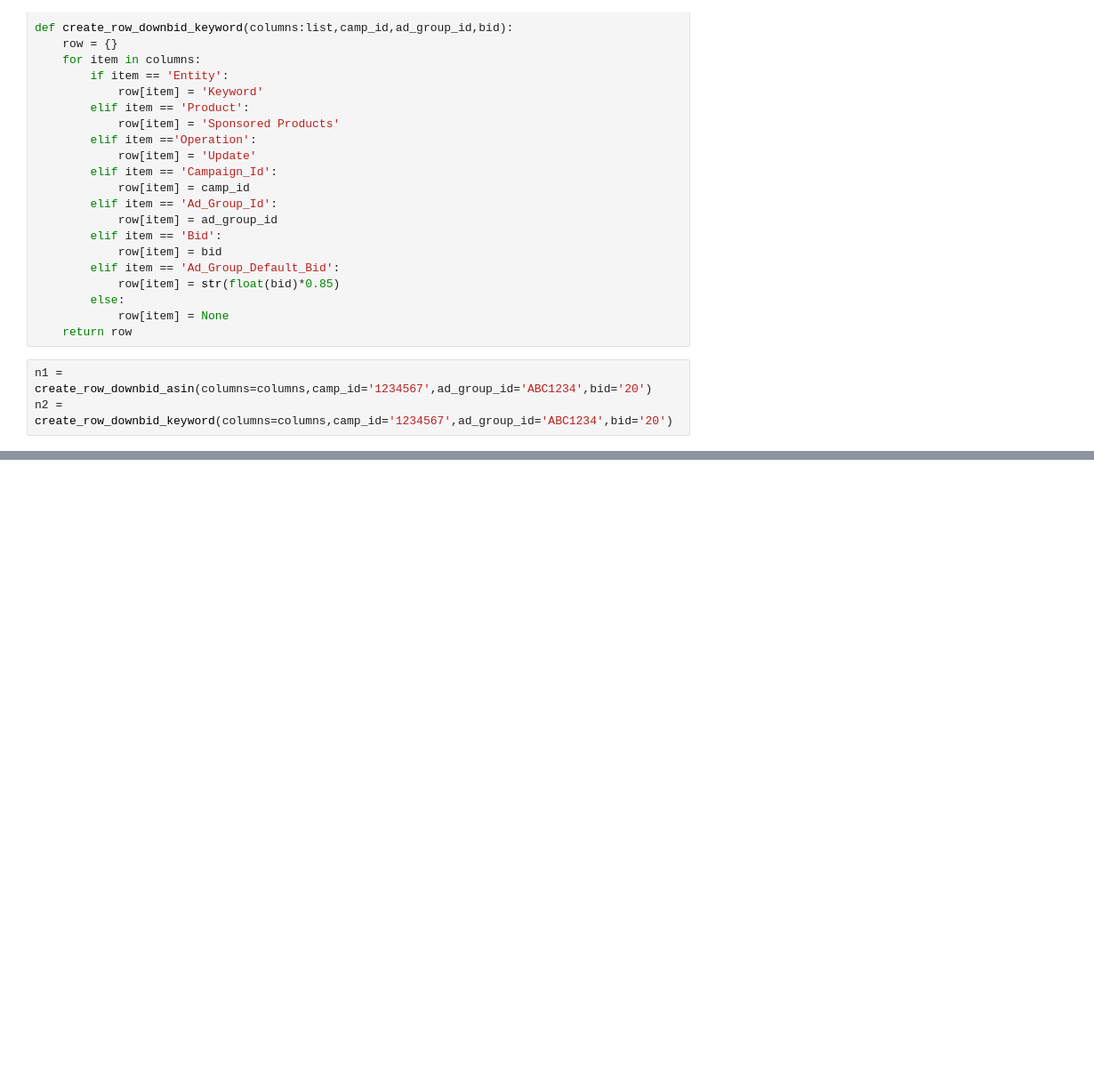
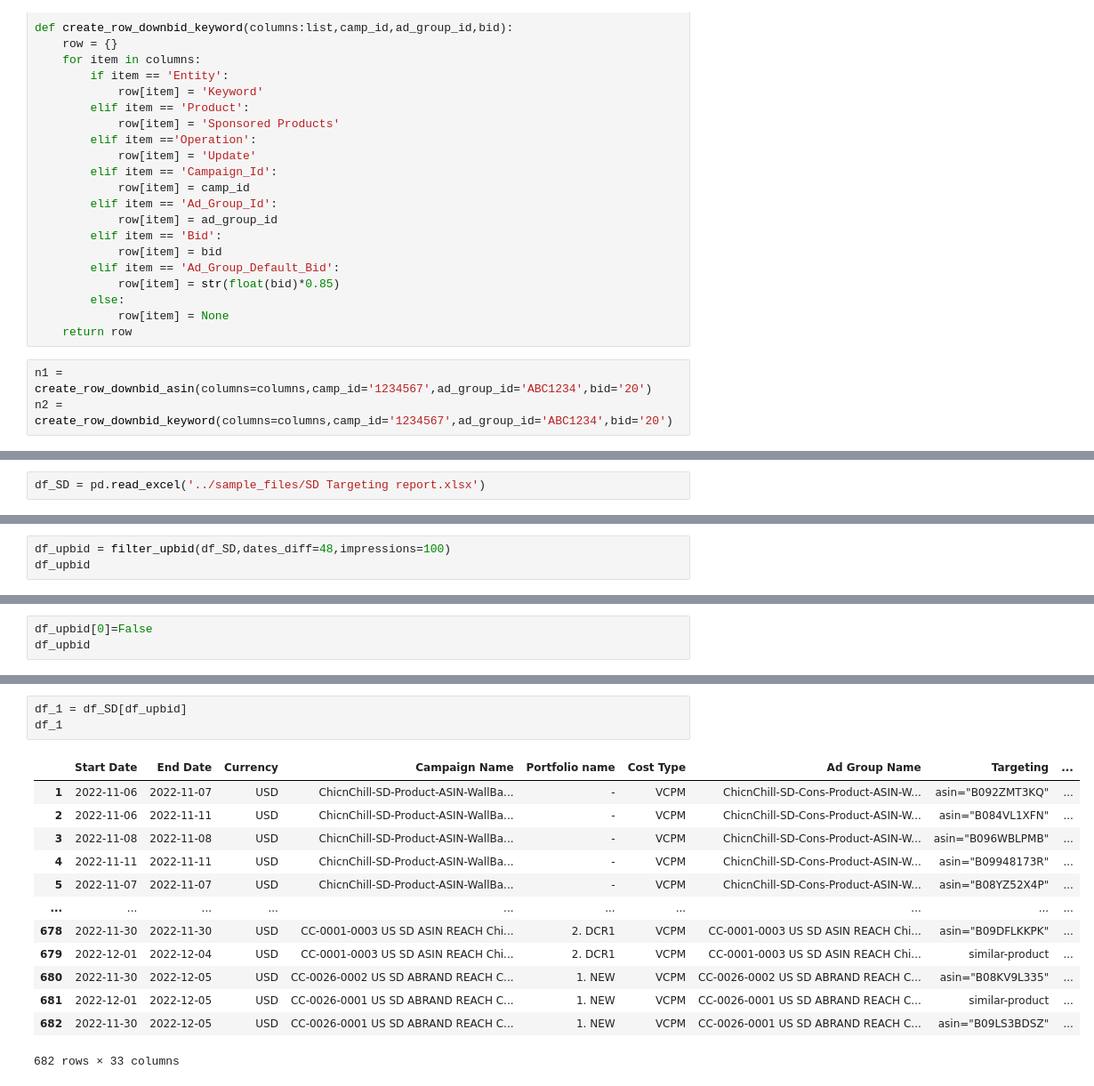
Before and after one commit to KDool/Ads-aws-excel, a Jupyter notebook: Code/down_bid.ipynb, the cells around one changed output, grey strips where cells are left out. Shown: that part at 89% size. Drawn from its saved outputs; the diff is of its cells as text; blank space fills up the shorter version.

```diff
--- a/Code/down_bid.ipynb
+++ b/Code/down_bid.ipynb
@@ -141,0 +247,2 @@ n2
+# %%
+df_SD = pd.read_excel('../sample_files/SD Targeting report.xlsx')
@@ -141,0 +345,3 @@ n2
+# %%
+df_upbid = filter_upbid(df_SD,dates_diff=48,impressions=100)
+df_upbid
@@ -141,0 +362,3 @@ n2
+# %%
+df_upbid[0]=False
+df_upbid
@@ -141,0 +378,17 @@ n2
+# %%
+df_1 = df_SD[df_upbid]
+df_1
+# %% [output]
+|  | Start Date | End Date | Currency | Campaign Name | Portfolio name | Cost Type | Ad Group Name | Targeting | ... |
+| 1 | 2022-11-06 | 2022-11-07 | USD | ChicnChill-SD-Product-ASIN-WallBa... | - | VCPM | ChicnChill-SD-Cons-Product-ASIN-W... | asin="B092ZMT3KQ" | ... |
+| 2 | 2022-11-06 | 2022-11-11 | USD | ChicnChill-SD-Product-ASIN-WallBa... | - | VCPM | ChicnChill-SD-Cons-Product-ASIN-W... | asin="B084VL1XFN" | ... |
+| 3 | 2022-11-08 | 2022-11-08 | USD | ChicnChill-SD-Product-ASIN-WallBa... | - | VCPM | ChicnChill-SD-Cons-Product-ASIN-W... | asin="B096WBLPMB" | ... |
+| 4 | 2022-11-11 | 2022-11-11 | USD | ChicnChill-SD-Product-ASIN-WallBa... | - | VCPM | ChicnChill-SD-Cons-Product-ASIN-W... | asin="B09948173R" | ... |
+| 5 | 2022-11-07 | 2022-11-07 | USD | ChicnChill-SD-Product-ASIN-WallBa... | - | VCPM | ChicnChill-SD-Cons-Product-ASIN-W... | asin="B08YZ52X4P" | ... |
+| ... | ... | ... | ... | ... | ... | ... | ... | ... | ... |
+| 678 | 2022-11-30 | 2022-11-30 | USD | CC-0001-0003 US SD ASIN REACH Chi... | 2. DCR1 | VCPM | CC-0001-0003 US SD ASIN REACH Chi... | asin="B09DFLKKPK" | ... |
+| 679 | 2022-12-01 | 2022-12-04 | USD | CC-0001-0003 US SD ASIN REACH Chi... | 2. DCR1 | VCPM | CC-0001-0003 US SD ASIN REACH Chi... | similar-product | ... |
+| 680 | 2022-11-30 | 2022-12-05 | USD | CC-0026-0002 US SD ABRAND REACH C... | 1. NEW | VCPM | CC-0026-0002 US SD ABRAND REACH C... | asin="B08KV9L335" | ... |
+| 681 | 2022-12-01 | 2022-12-05 | USD | CC-0026-0001 US SD ABRAND REACH C... | 1. NEW | VCPM | CC-0026-0001 US SD ABRAND REACH C... | similar-product | ... |
+| 682 | 2022-11-30 | 2022-12-05 | USD | CC-0026-0001 US SD ABRAND REACH C... | 1. NEW | VCPM | CC-0026-0001 US SD ABRAND REACH C... | asin="B09LS3BDSZ" | ... |
+682 rows × 33 columns
```
Also changed, not shown: parts of 30 cells of this notebook, 11 other files.
